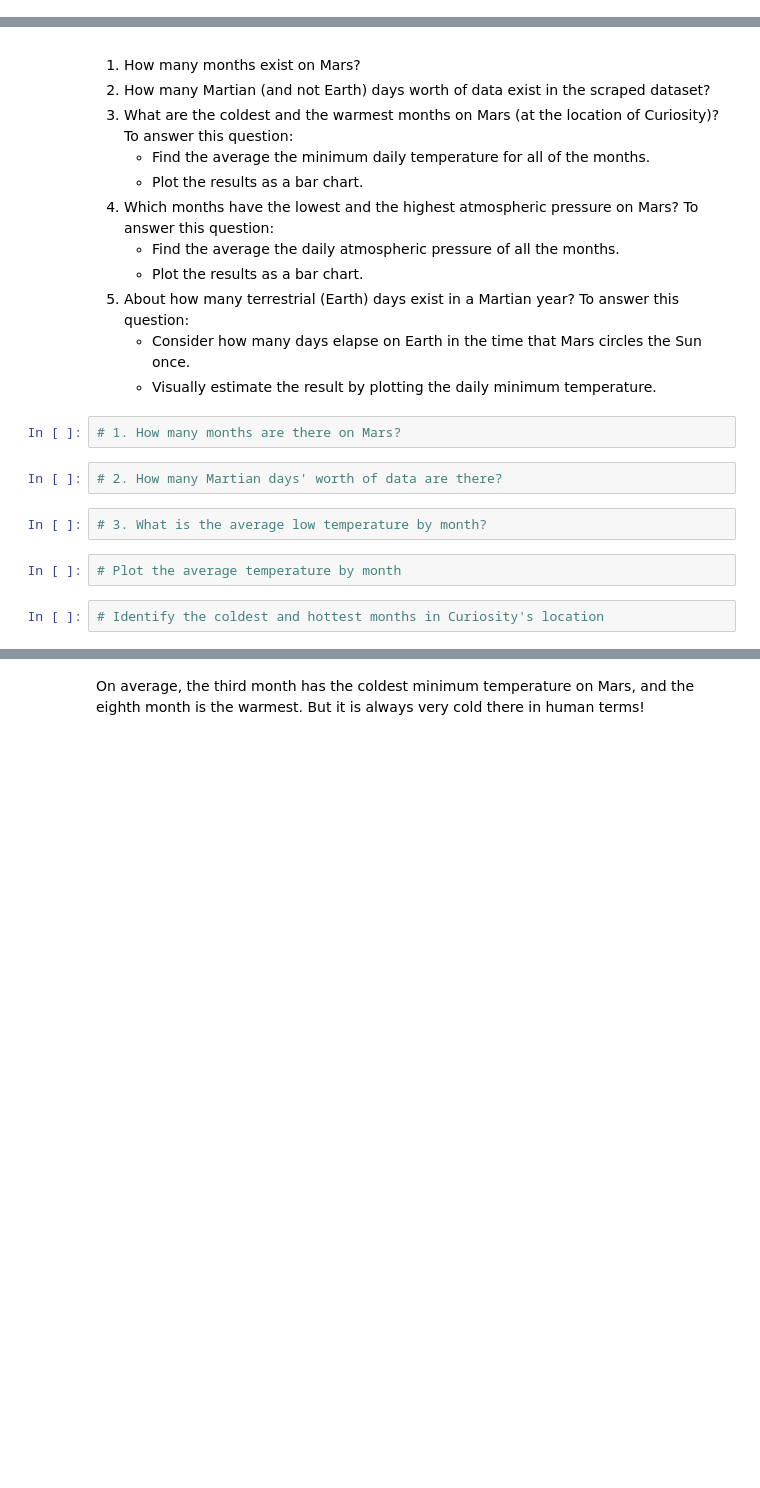
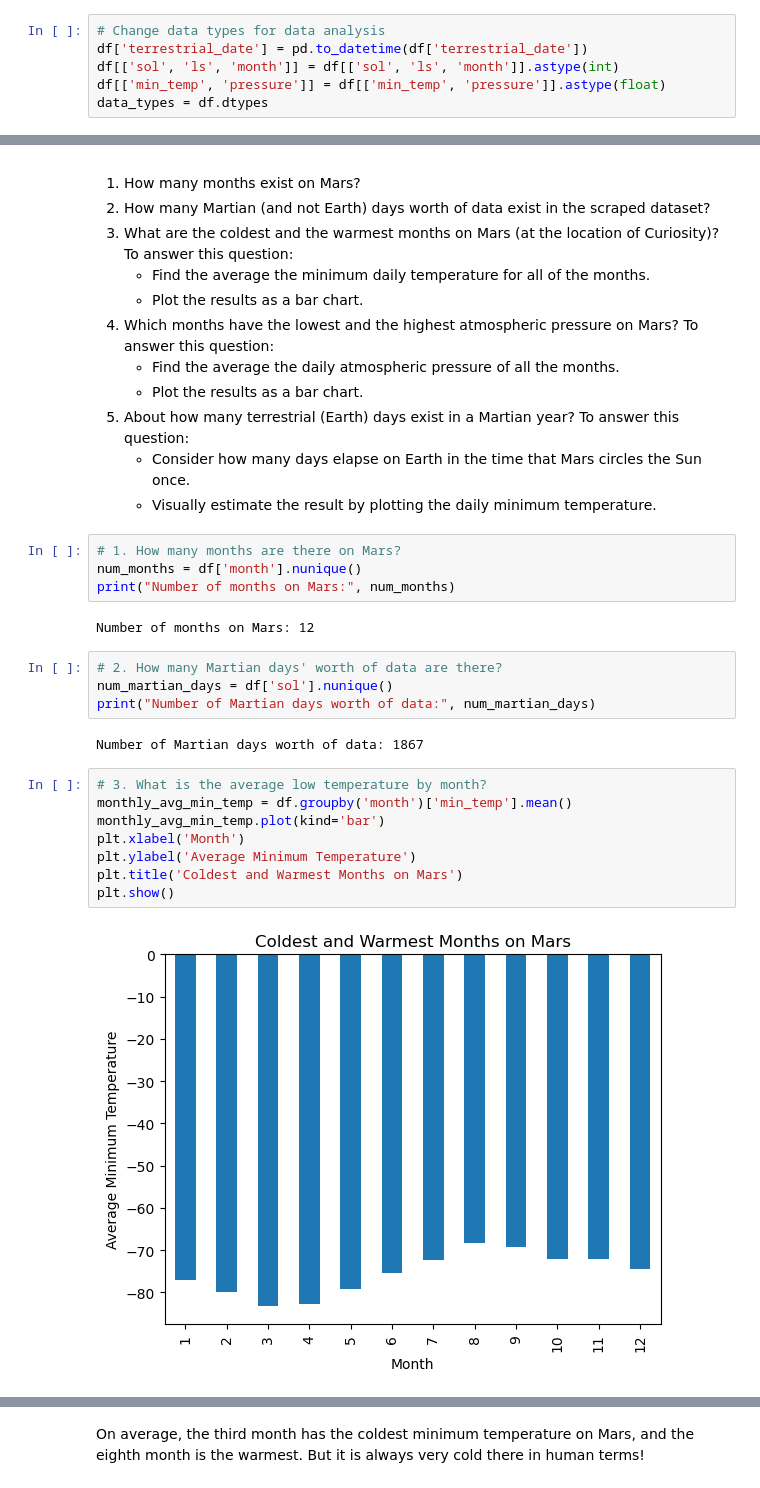
Before and after one commit to niganmarin/mars-challenge, a Jupyter notebook: Starter_Code/part_2_mars_weather.ipynb, the cells around one changed output, grey strips where cells are left out. Saved outputs shown, nothing was run; the diff lists cells and outputs as text; blank space fills up the shorter version.

```diff
--- a/Starter_Code/part_2_mars_weather.ipynb
+++ b/Starter_Code/part_2_mars_weather.ipynb
@@ -146,2 +154,8 @@ Examine the data types that are currently associated with each column. If necess
+# %%
+# Change data types for data analysis
+df['terrestrial_date'] = pd.to_datetime(df['terrestrial_date'])
+df[['sol', 'ls', 'month']] = df[['sol', 'ls', 'month']].astype(int)
+df[['min_temp', 'pressure']] = df[['min_temp', 'pressure']].astype(float)
+data_types = df.dtypes
 # %%
 # Confirm type changes were successful by examining data types again
@@ -163,11 +187,23 @@ Analyze your dataset by using Pandas functions to answer the following questions
     * Visually estimate the result by plotting the daily minimum temperature.
 # %%
 # 1. How many months are there on Mars?
+num_months = df['month'].nunique()
+print("Number of months on Mars:", num_months)
+# %% [output]
+Number of months on Mars: 12
 # %%
 # 2. How many Martian days' worth of data are there?
+num_martian_days = df['sol'].nunique()
+print("Number of Martian days worth of data:", num_martian_days)
+# %% [output]
+Number of Martian days worth of data: 1867
-# %%
-# 3. What is the average low temperature by month?
-# %%
-# Plot the average temperature by month
-# %%
-# Identify the coldest and hottest months in Curiosity's location
+# %%
+# 3. What is the average low temperature by month?
+monthly_avg_min_temp = df.groupby('month')['min_temp'].mean()
+monthly_avg_min_temp.plot(kind='bar')
+plt.xlabel('Month')
+plt.ylabel('Average Minimum Temperature')
+plt.title('Coldest and Warmest Months on Mars')
+plt.show()
+# %% [output]
+[figure, added]
```
Also changed, not shown: parts of 10 cells of this notebook, 1 other file.
